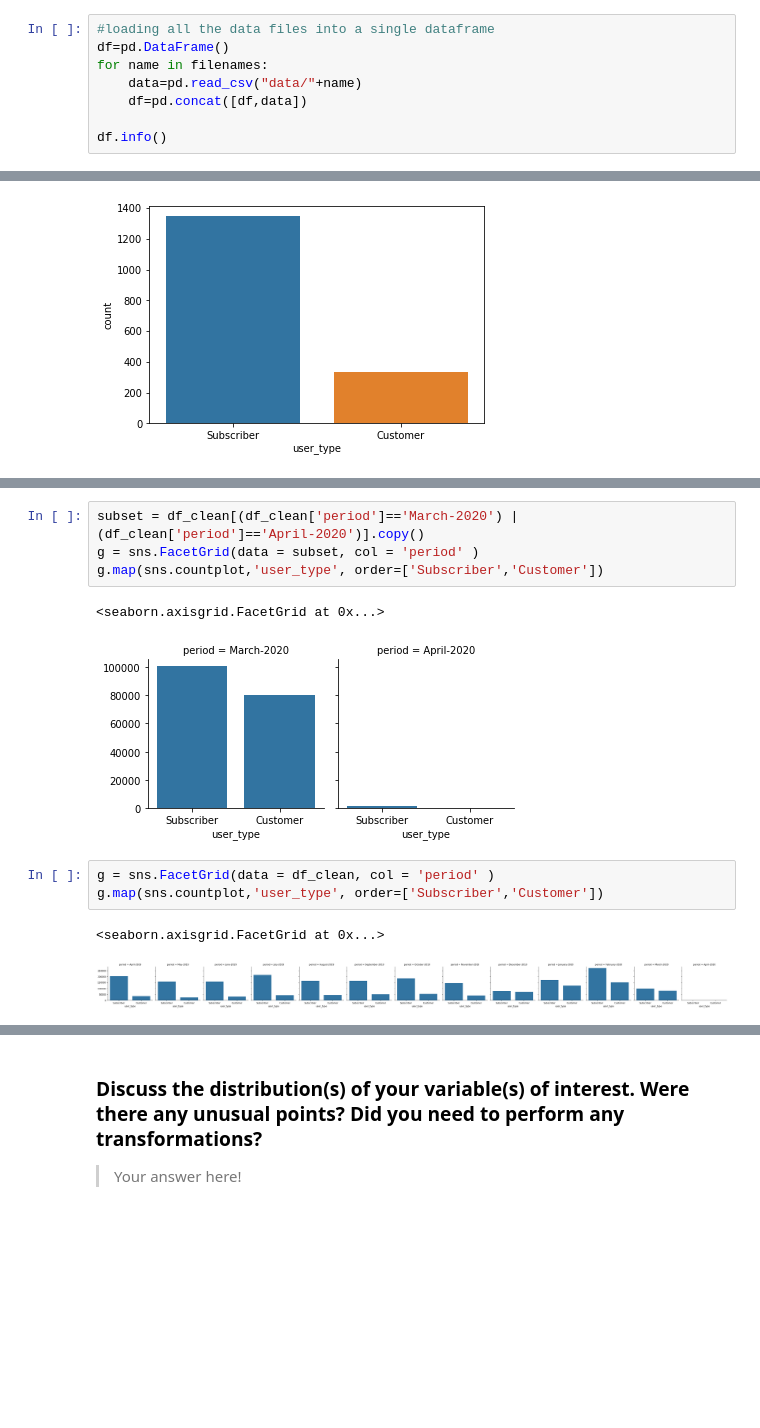
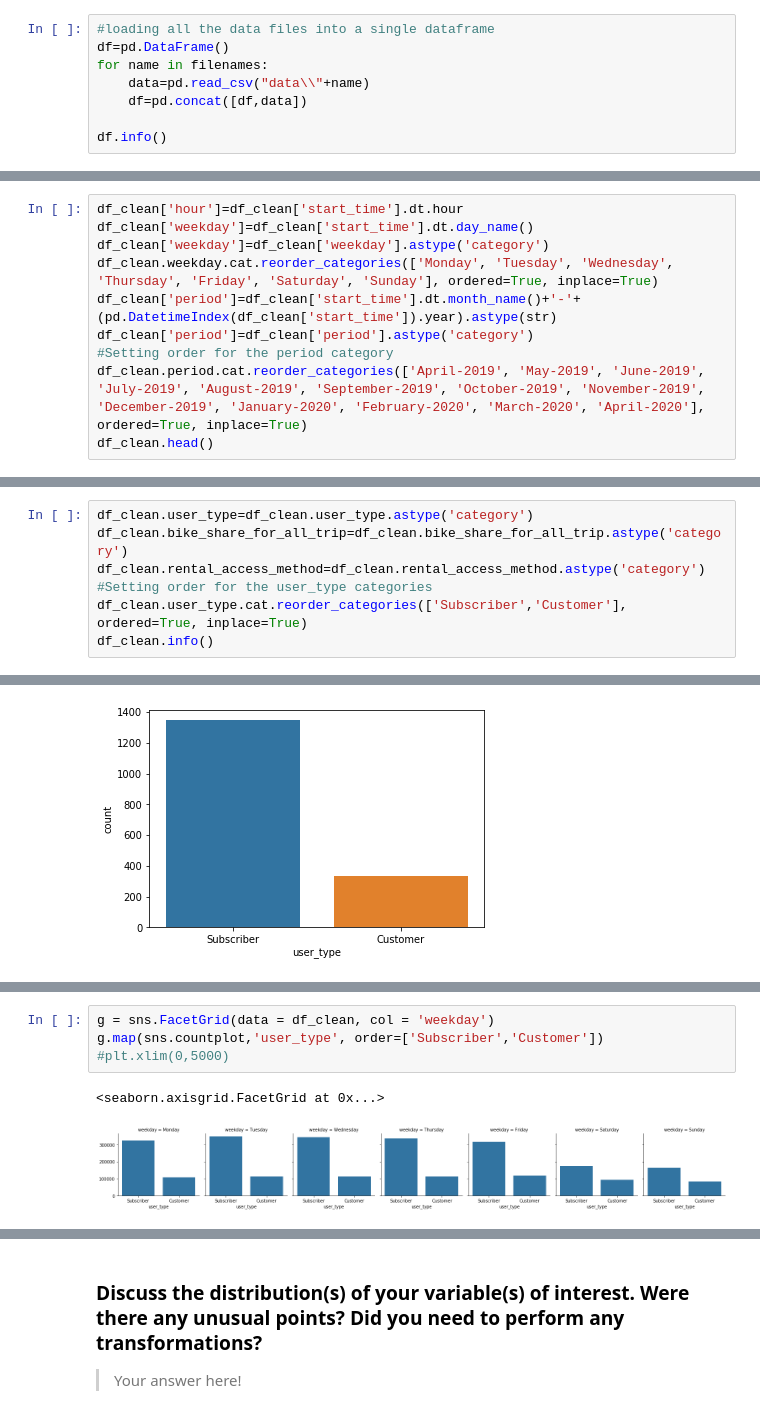
Before and after one commit to miniermatar/udacity_project_7_baywheels, a Jupyter notebook: exploration_template.ipynb, the cells around one changed output, grey strips where cells are left out. Drawn from its saved outputs; the diff is of its cells as text; blank space fills up the shorter version.

Commit message:
feat: Updated plot and analysis including final conclusions

```diff
--- a/exploration_template.ipynb
+++ b/exploration_template.ipynb
@@ -71,7 +71,7 @@ filenames
 #loading all the data files into a single dataframe
 df=pd.DataFrame()
 for name in filenames:
-    data=pd.read_csv("data/"+name)
+    data=pd.read_csv("data\\"+name)
     df=pd.concat([df,data])
 
 df.info()
@@ -217,0 +214,10 @@ you plan on investigating next.
+# %%
+df_clean['hour']=df_clean['start_time'].dt.hour
+df_clean['weekday']=df_clean['start_time'].dt.day_name()
+df_clean['weekday']=df_clean['weekday'].astype('category')
+df_clean.weekday.cat.reorder_categories(['Monday', 'Tuesday', 'Wednesday', 'Thursday', 'Friday', 'Saturday', 'Sunday'], ordered=True, inplace=True)
+df_clean['period']=df_clean['start_time'].dt.month_name()+'-'+(pd.DatetimeIndex(df_clean['start_time']).year).astype(str)
+df_clean['period']=df_clean['period'].astype('category')
+#Setting order for the period category
+df_clean.period.cat.reorder_categories(['April-2019', 'May-2019', 'June-2019', 'July-2019', 'August-2019', 'September-2019', 'October-2019', 'November-2019', 'December-2019', 'January-2020', 'February-2020', 'March-2020', 'April-2020'], ordered=True, inplace=True)
+df_clean.head()
@@ -217,0 +231,7 @@ you plan on investigating next.
+# %%
+df_clean.user_type=df_clean.user_type.astype('category')
+df_clean.bike_share_for_all_trip=df_clean.bike_share_for_all_trip.astype('category')
+df_clean.rental_access_method=df_clean.rental_access_method.astype('category')
+#Setting order for the user_type categories
+df_clean.user_type.cat.reorder_categories(['Subscriber','Customer'], ordered=True, inplace=True)
+df_clean.info()
@@ -335,13 +582,7 @@ sns.countplot(x=df_clean[df_clean['period']=='February-2020'].user_type, order=[
 # %%
-subset = df_clean[(df_clean['period']=='March-2020') | (df_clean['period']=='April-2020')].copy()
-g = sns.FacetGrid(data = subset, col = 'period' )
+g = sns.FacetGrid(data = df_clean, col = 'weekday')
 g.map(sns.countplot,'user_type', order=['Subscriber','Customer'])
+#plt.xlim(0,5000)
 # %% [output]
 <seaborn.axisgrid.FacetGrid at 0x...>
-[figure, old version]
+[figure, new version]
-# %%
-g = sns.FacetGrid(data = df_clean, col = 'period' )
-g.map(sns.countplot,'user_type', order=['Subscriber','Customer'])
-# %% [output]
-<seaborn.axisgrid.FacetGrid at 0x...>
-[figure, removed]
```
Also changed, not shown: parts of 112 cells of this notebook, 1 other file.
